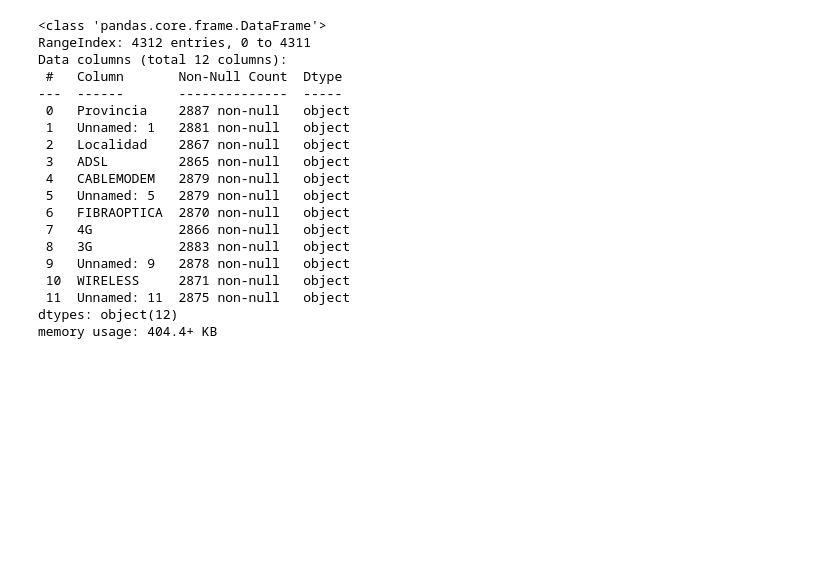
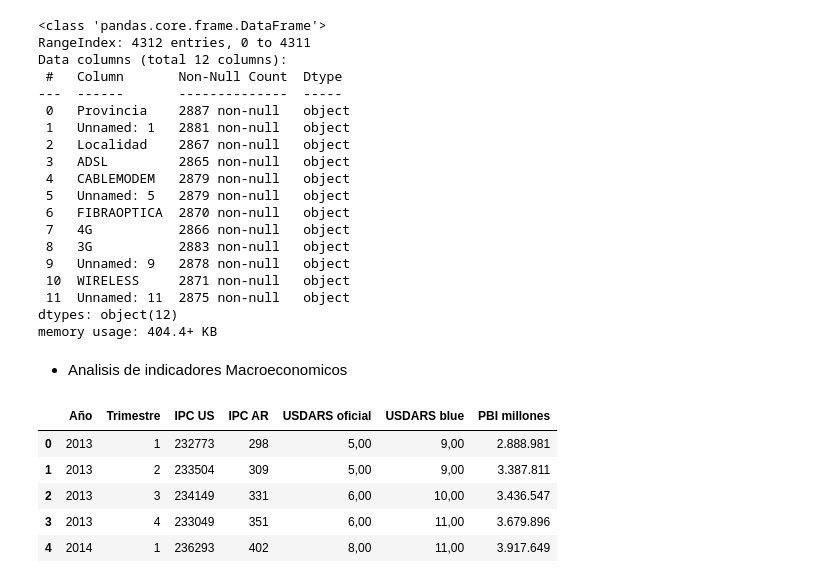
Before and after one commit to Bearodriguez2022/repositorio-Henry, a Jupyter notebook: EDA.ipynb, the cells around one changed output. Drawn from its saved outputs; the diff is of its cells as text; code cells hidden in the pictures; blank space fills up the shorter version.

```diff
--- a/EDA.ipynb
+++ b/EDA.ipynb
@@ -678,3 +678,16 @@ Data columns (total 12 columns):
  11  Unnamed: 11  2875 non-null   object
 dtypes: object(12)
 memory usage: 404.4+ KB
+# %% [markdown]
+* Analisis de indicadores Macroeconomicos
+# %%
+macro = pd.read_csv('DATA\indicadoresmacro.csv')
+# %%
+macro.head()
+# %% [output]
+|  | Año | Trimestre | IPC US | IPC AR | USDARS oficial | USDARS blue | PBI millones |
+| 0 | 2013 | 1 | 232773 | 298 | 5,00 | 9,00 | 2.888.981 |
+| 1 | 2013 | 2 | 233504 | 309 | 5,00 | 9,00 | 3.387.811 |
+| 2 | 2013 | 3 | 234149 | 331 | 6,00 | 10,00 | 3.436.547 |
+| 3 | 2013 | 4 | 233049 | 351 | 6,00 | 11,00 | 3.679.896 |
+| 4 | 2014 | 1 | 236293 | 402 | 8,00 | 11,00 | 3.917.649 |
```
Also changed, not shown: parts of 13 cells of this notebook.
